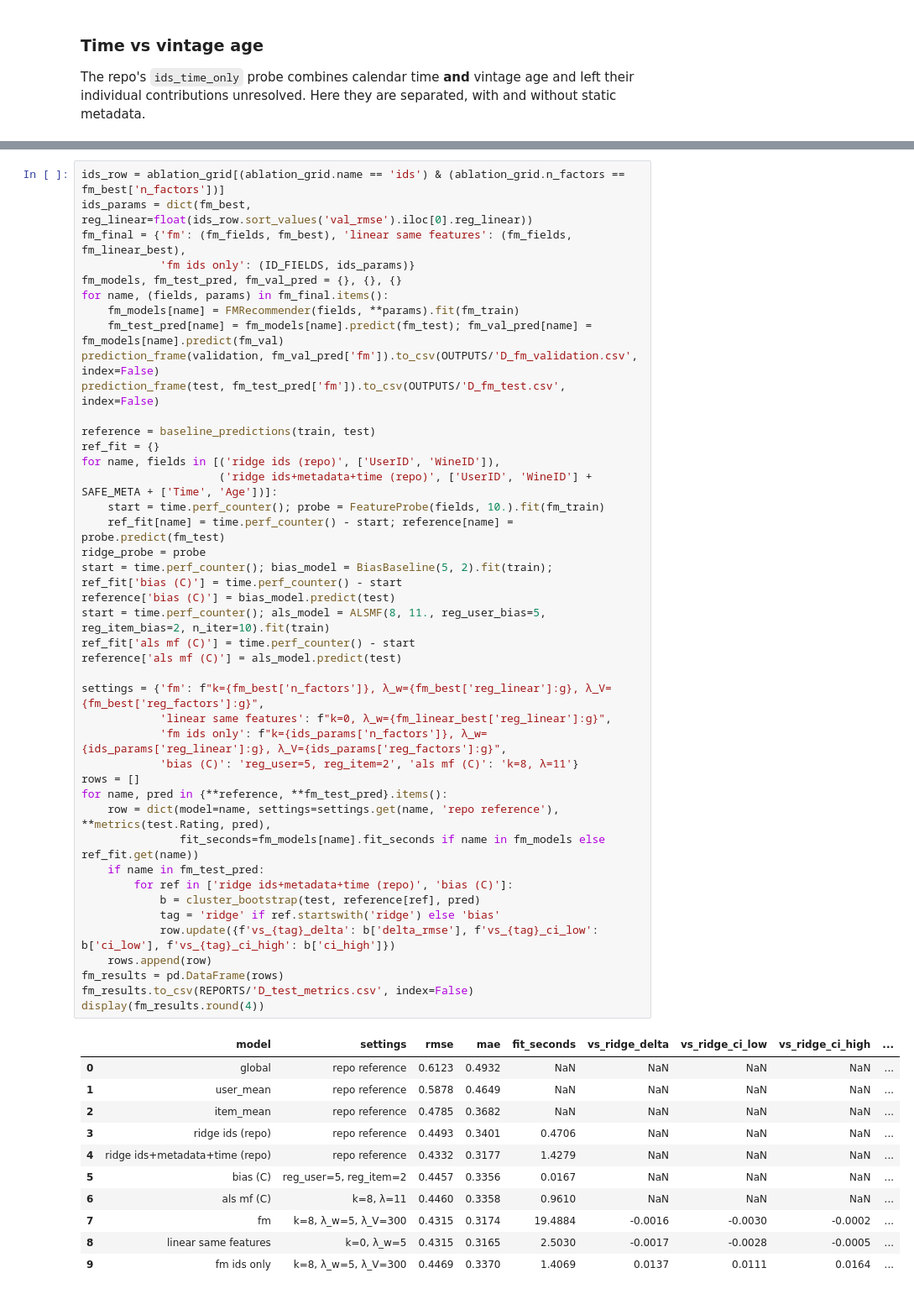
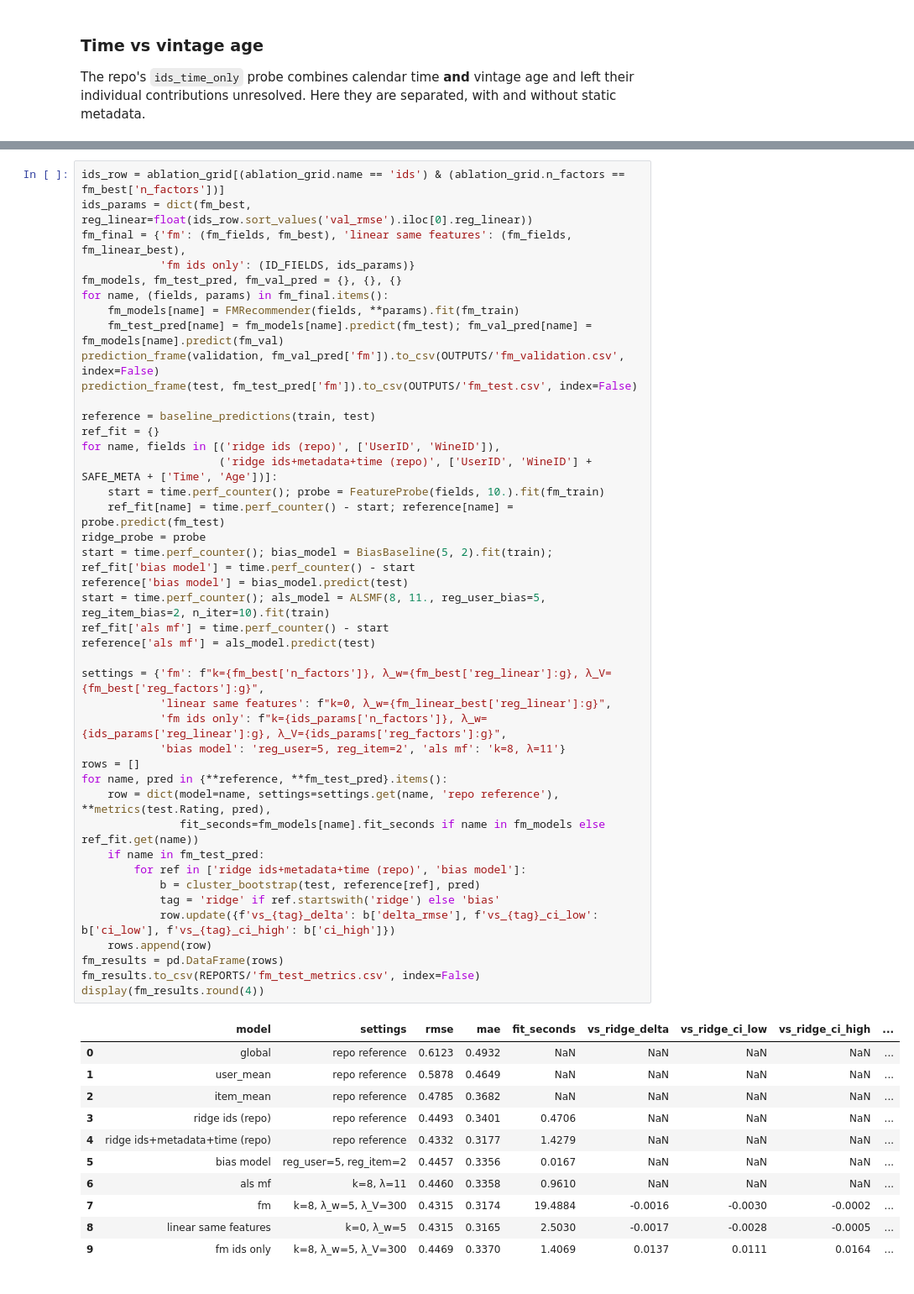
Before and after one commit to AviGon/Wine_Recommendation_System, a Jupyter notebook: notebooks/factorization_machines.ipynb, the cells around one changed output, grey strips where cells are left out. Shown at 84% size. Saved outputs shown, nothing was run; the diff lists cells and outputs as text.

```diff
--- a/notebooks/D_fm_hybrid.ipynb
+++ b/notebooks/factorization_machines.ipynb
@@ -390,48 +390,48 @@ fm_models, fm_test_pred, fm_val_pred = {}, {}, {}
 for name, (fields, params) in fm_final.items():
     fm_models[name] = FMRecommender(fields, **params).fit(fm_train)
     fm_test_pred[name] = fm_models[name].predict(fm_test); fm_val_pred[name] = fm_models[name].predict(fm_val)
-prediction_frame(validation, fm_val_pred['fm']).to_csv(OUTPUTS/'D_fm_validation.csv', index=False)
-prediction_frame(test, fm_test_pred['fm']).to_csv(OUTPUTS/'D_fm_test.csv', index=False)
+prediction_frame(validation, fm_val_pred['fm']).to_csv(OUTPUTS/'fm_validation.csv', index=False)
+prediction_frame(test, fm_test_pred['fm']).to_csv(OUTPUTS/'fm_test.csv', index=False)
 
 reference = baseline_predictions(train, test)
 ref_fit = {}
 for name, fields in [('ridge ids (repo)', ['UserID', 'WineID']),
                      ('ridge ids+metadata+time (repo)', ['UserID', 'WineID'] + SAFE_META + ['Time', 'Age'])]:
     start = time.perf_counter(); probe = FeatureProbe(fields, 10.).fit(fm_train)
     ref_fit[name] = time.perf_counter() - start; reference[name] = probe.predict(fm_test)
 ridge_probe = probe
-start = time.perf_counter(); bias_model = BiasBaseline(5, 2).fit(train); ref_fit['bias (C)'] = time.perf_counter() - start
-reference['bias (C)'] = bias_model.predict(test)
+start = time.perf_counter(); bias_model = BiasBaseline(5, 2).fit(train); ref_fit['bias model'] = time.perf_counter() - start
+reference['bias model'] = bias_model.predict(test)
 start = time.perf_counter(); als_model = ALSMF(8, 11., reg_user_bias=5, reg_item_bias=2, n_iter=10).fit(train)
-ref_fit['als mf (C)'] = time.perf_counter() - start
-reference['als mf (C)'] = als_model.predict(test)
+ref_fit['als mf'] = time.perf_counter() - start
+reference['als mf'] = als_model.predict(test)
 
 settings = {'fm': f"k={fm_best['n_factors']}, λ_w={fm_best['reg_linear']:g}, λ_V={fm_best['reg_factors']:g}",
             'linear same features': f"k=0, λ_w={fm_linear_best['reg_linear']:g}",
             'fm ids only': f"k={ids_params['n_factors']}, λ_w={ids_params['reg_linear']:g}, λ_V={ids_params['reg_factors']:g}",
-            'bias (C)': 'reg_user=5, reg_item=2', 'als mf (C)': 'k=8, λ=11'}
+            'bias model': 'reg_user=5, reg_item=2', 'als mf': 'k=8, λ=11'}
 rows = []
 for name, pred in {**reference, **fm_test_pred}.items():
     row = dict(model=name, settings=settings.get(name, 'repo reference'), **metrics(test.Rating, pred),
                fit_seconds=fm_models[name].fit_seconds if name in fm_models else ref_fit.get(name))
     if name in fm_test_pred:
-        for ref in ['ridge ids+metadata+time (repo)', 'bias (C)']:
+        for ref in ['ridge ids+metadata+time (repo)', 'bias model']:
             b = cluster_bootstrap(test, reference[ref], pred)
             tag = 'ridge' if ref.startswith('ridge') else 'bias'
             row.update({f'vs_{tag}_delta': b['delta_rmse'], f'vs_{tag}_ci_low': b['ci_low'], f'vs_{tag}_ci_high': b['ci_high']})
     rows.append(row)
 fm_results = pd.DataFrame(rows)
-fm_results.to_csv(REPORTS/'D_test_metrics.csv', index=False)
+fm_results.to_csv(REPORTS/'fm_test_metrics.csv', index=False)
 display(fm_results.round(4))
 # %% [output]
 |  | model | settings | rmse | mae | fit_seconds | vs_ridge_delta | vs_ridge_ci_low | vs_ridge_ci_high | ... |
 | 0 | global | repo reference | 0.6123 | 0.4932 | NaN | NaN | NaN | NaN | ... |
 | 1 | user_mean | repo reference | 0.5878 | 0.4649 | NaN | NaN | NaN | NaN | ... |
 | 2 | item_mean | repo reference | 0.4785 | 0.3682 | NaN | NaN | NaN | NaN | ... |
 | 3 | ridge ids (repo) | repo reference | 0.4493 | 0.3401 | 0.4706 | NaN | NaN | NaN | ... |
 | 4 | ridge ids+metadata+time (repo) | repo reference | 0.4332 | 0.3177 | 1.4279 | NaN | NaN | NaN | ... |
-| 5 | bias (C) | reg_user=5, reg_item=2 | 0.4457 | 0.3356 | 0.0167 | NaN | NaN | NaN | ... |
-| 6 | als mf (C) | k=8, λ=11 | 0.4460 | 0.3358 | 0.9610 | NaN | NaN | NaN | ... |
+| 5 | bias model | reg_user=5, reg_item=2 | 0.4457 | 0.3356 | 0.0167 | NaN | NaN | NaN | ... |
+| 6 | als mf | k=8, λ=11 | 0.4460 | 0.3358 | 0.9610 | NaN | NaN | NaN | ... |
 | 7 | fm | k=8, λ_w=5, λ_V=300 | 0.4315 | 0.3174 | 19.4884 | -0.0016 | -0.0030 | -0.0002 | ... |
 | 8 | linear same features | k=0, λ_w=5 | 0.4315 | 0.3165 | 2.5030 | -0.0017 | -0.0028 | -0.0005 | ... |
 | 9 | fm ids only | k=8, λ_w=5, λ_V=300 | 0.4469 | 0.3370 | 1.4069 | 0.0137 | 0.0111 | 0.0164 | ... |
```
Also changed, not shown: parts of 31 cells of this notebook, 51 other files.
